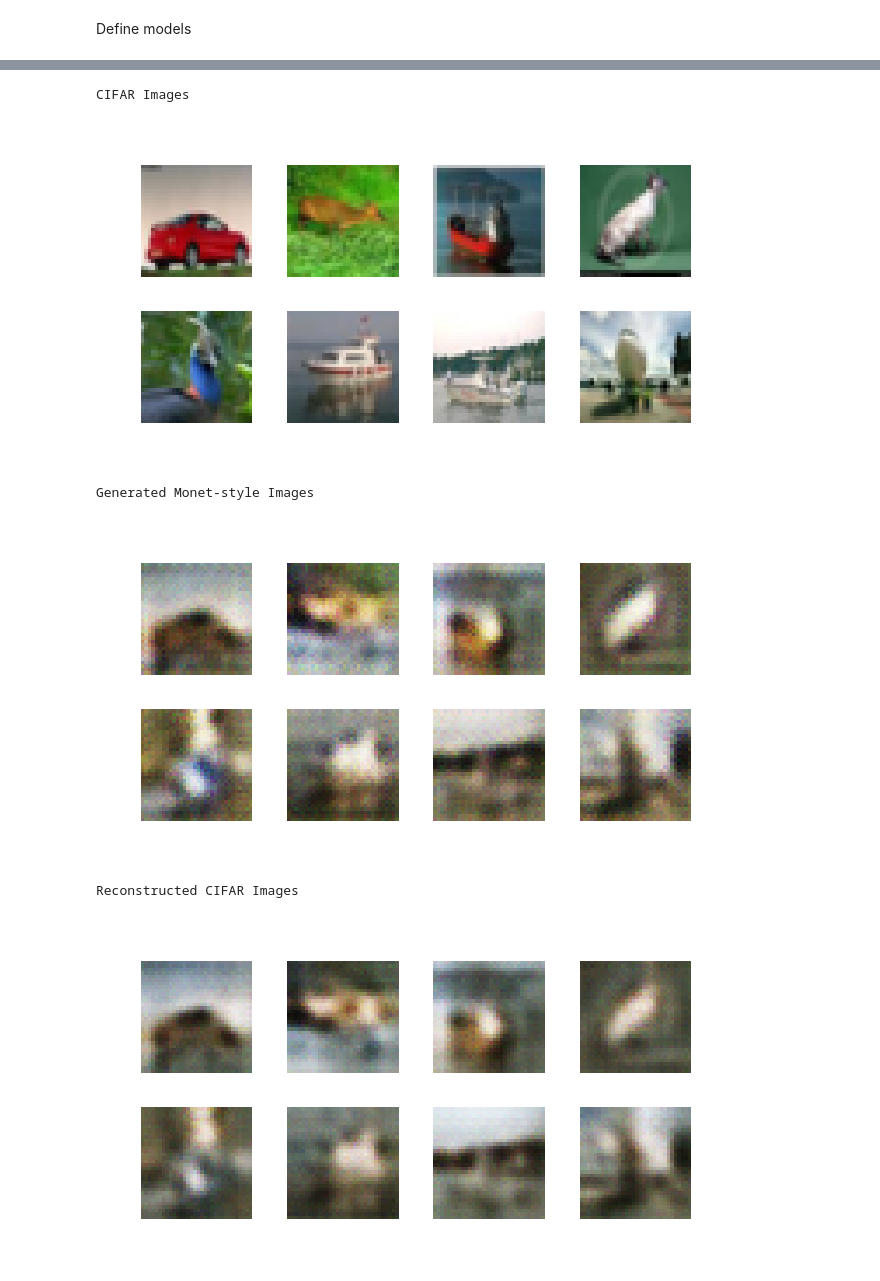
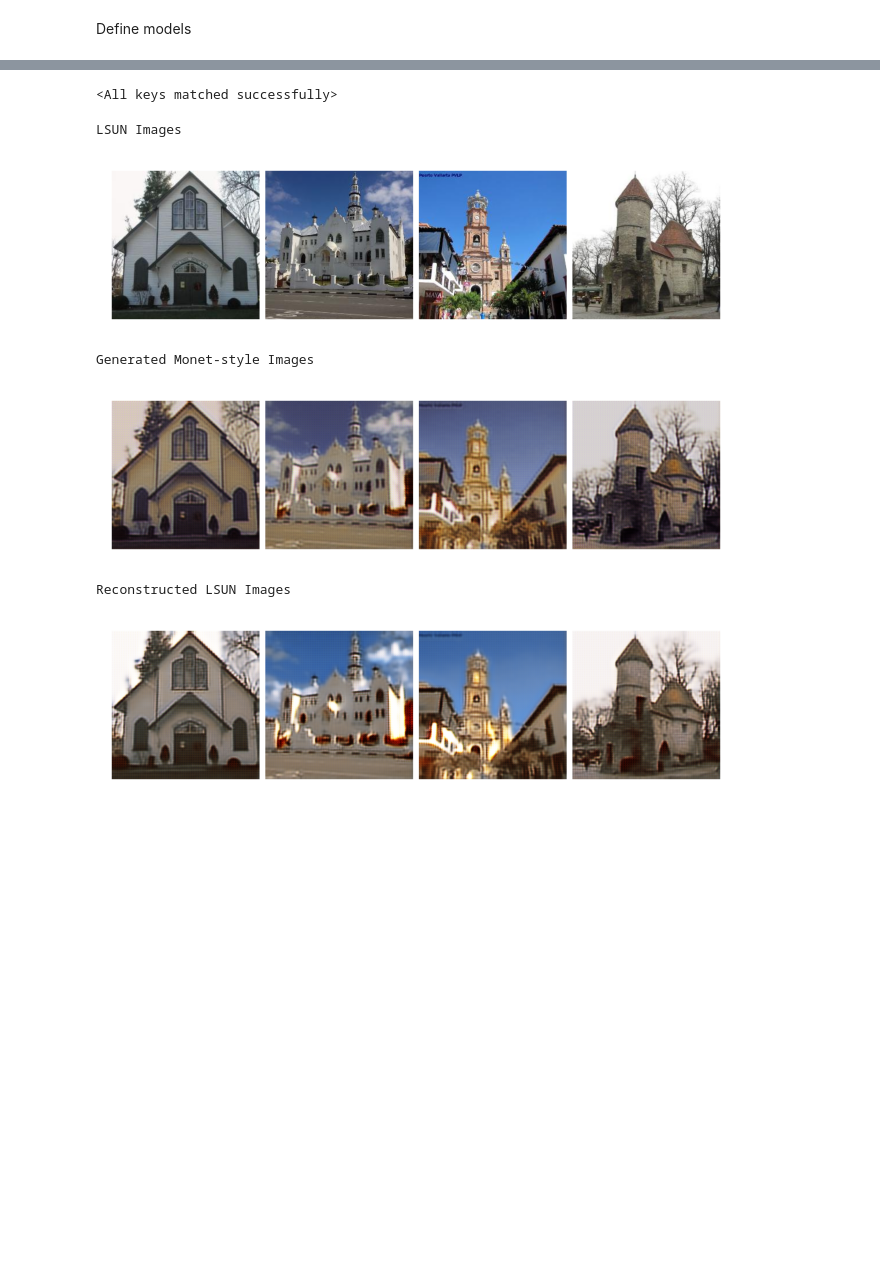
Before and after one commit to elliekkim/monet-gan, a Jupyter notebook: cycle_gan_lsun.ipynb, the cells around one changed output, grey strips where cells are left out. Saved outputs shown, nothing was run; the diff lists cells and outputs as text; code cells hidden in the pictures; blank space fills up the shorter version.

Commit message:
lsun training for around 5 epochs

```diff
--- a/cycle_gan_lsun.ipynb
+++ b/cycle_gan_lsun.ipynb
@@ -95,9 +115,8 @@ torch.Size([4, 3, 256, 256])
 # %%
-img_size = 256
-monet = Monet(img_size)
-lsun = LSUNChurch(img_size)
+monet = Monet()
+lsun = LSUNChurchSubset("lsun-church-subset")
 
-batch_size = 1
+batch_size = 4
 monet_loader = DataLoader(monet, batch_size=batch_size, shuffle=True)
 lsun_loader = DataLoader(lsun, batch_size=batch_size, shuffle=True)
 # %% [output]
@@ -333,30 +372,33 @@ OutOfMemoryError: CUDA out of memory. Tried to allocate 20.00 MiB. GPU 0 has a t
+# %%
+generator_g.load_state_dict(torch.load("lsun_generator_g.pth", weights_only=True))
+generator_f.load_state_dict(torch.load("lsun_generator_f.pth", weights_only=True))
+discriminator_x.load_state_dict(torch.load("lsun_discriminator_x.pth", weights_only=True))
+discriminator_y.load_state_dict(torch.load("lsun_discriminator_y.pth", weights_only=True))
+# %% [output]
+<All keys matched successfully>
 # %%
 # now let's test our cyclegan after training to see if it actually works:
 
-generator_g.load_state_dict(torch.load("generator_g.pth"))
-generator_f.load_state_dict(torch.load("generator_f.pth"))
-generator_g.eval()
-generator_f.eval()
-
-real_x, _ = next(iter(lsun_loader))
+real_x  = next(iter(lsun_loader))
 real_x = real_x.cuda()
 
 fake_y = generator_g(real_x).detach()
 reconstructed_x = generator_f(fake_y).detach()
 
 fake_y = fake_y.cpu()
 reconstructed_x = reconstructed_x.cpu()
 
+n_to_show = 4  # less than or equal to batch size
 print("LSUN Images")
-show_images(real_x[:8].cpu())
+show_images(real_x[:n_to_show].cpu())
 print("Generated Monet-style Images")
-show_images(fake_y[:8])
+show_images(fake_y[:n_to_show])
 print("Reconstructed LSUN Images")
-show_images(reconstructed_x[:8])
+show_images(reconstructed_x[:n_to_show])
 # %% [output]
-CIFAR Images
+LSUN Images
-[figure, old version]
+[figure, new version]
 Generated Monet-style Images
-[figure, old version]
+[figure, new version]
-Reconstructed CIFAR Images
+Reconstructed LSUN Images
-[figure, old version]
+[figure, new version]
```
Also changed, not shown: parts of 7 cells of this notebook, 4 other files.
